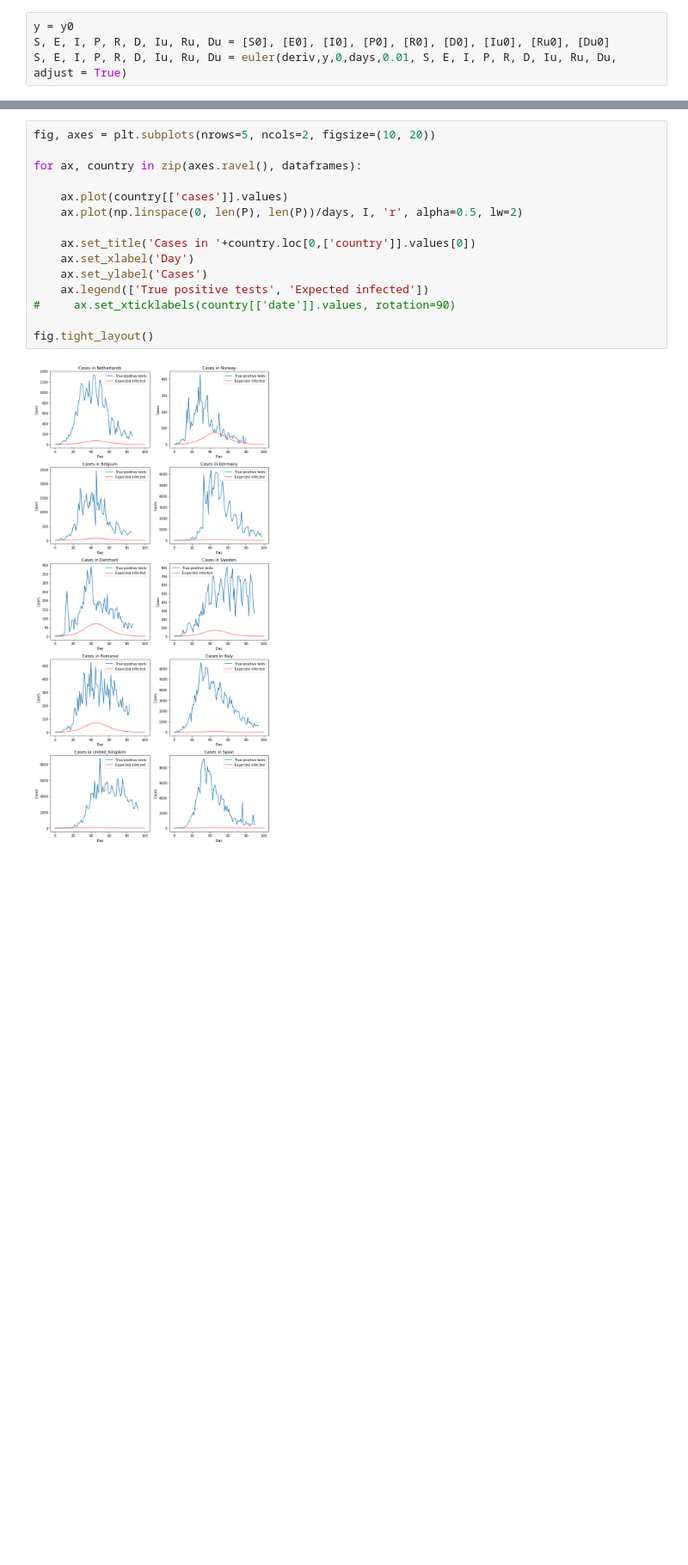
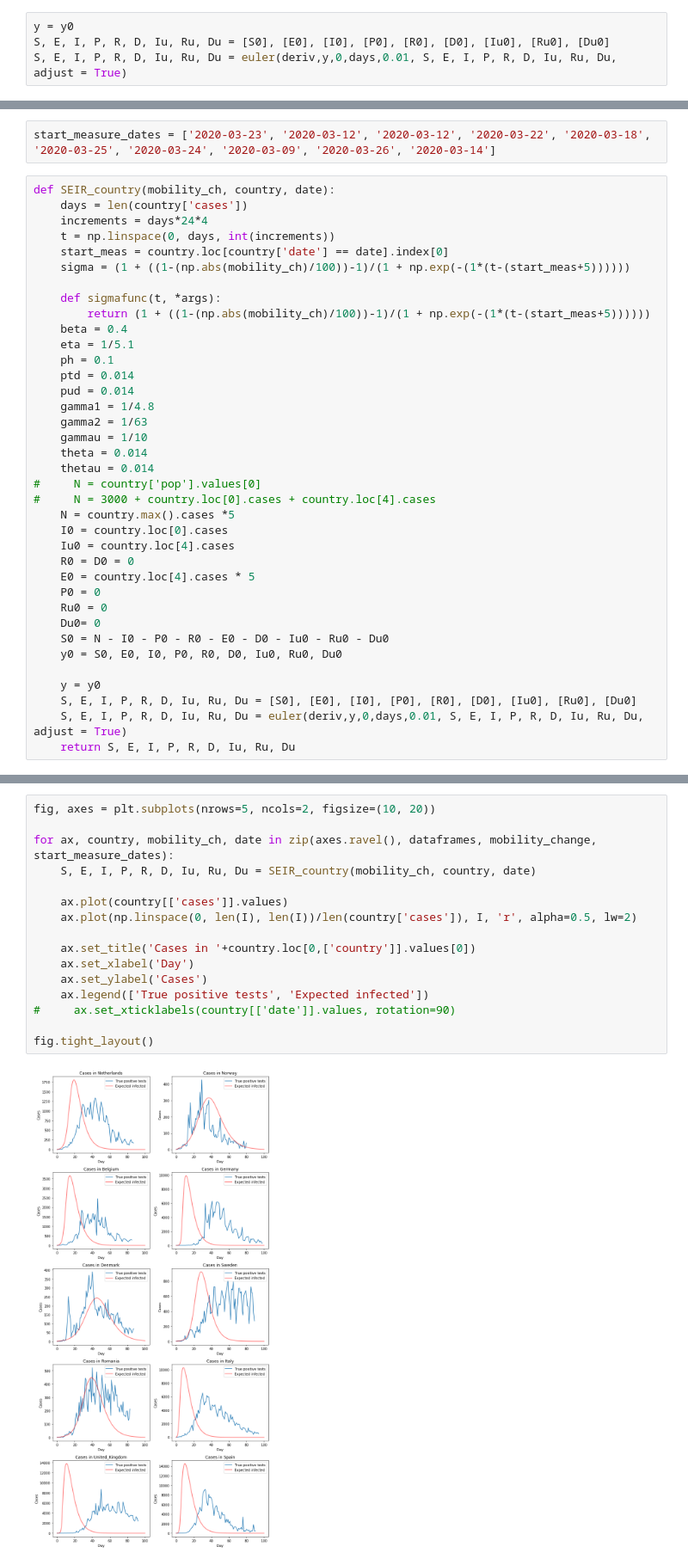
Before and after one commit to mihaighidoveanu/covid19, a Jupyter notebook: SEIRModelOTHERPAPER.ipynb, the cells around one changed output, grey strips where cells are left out. Shown at 86% size. Saved outputs shown, nothing was run; the diff lists cells and outputs as text; blank space fills up the shorter version.

Commit message:
adjust SEIR model

```diff
--- a/SEIRModelOTHERPAPER.ipynb
+++ b/SEIRModelOTHERPAPER.ipynb
@@ -290,0 +301,39 @@ plt.show()
+# %%
+start_measure_dates = ['2020-03-23', '2020-03-12', '2020-03-12', '2020-03-22', '2020-03-18', '2020-03-25', '2020-03-24', '2020-03-09', '2020-03-26', '2020-03-14']
+# %%
+def SEIR_country(mobility_ch, country, date):
+    days = len(country['cases'])
+    increments = days*24*4
+    t = np.linspace(0, days, int(increments))
+    start_meas = country.loc[country['date'] == date].index[0]
+    sigma = (1 + ((1-(np.abs(mobility_ch)/100))-1)/(1 + np.exp(-(1*(t-(start_meas+5))))))
+
+    def sigmafunc(t, *args):
+        return (1 + ((1-(np.abs(mobility_ch)/100))-1)/(1 + np.exp(-(1*(t-(start_meas+5))))))
+    beta = 0.4
+    eta = 1/5.1
+    ph = 0.1
+    ptd = 0.014
+    pud = 0.014
+    gamma1 = 1/4.8
+    gamma2 = 1/63
+    gammau = 1/10
+    theta = 0.014
+    thetau = 0.014
+#     N = country['pop'].values[0]
+#     N = 3000 + country.loc[0].cases + country.loc[4].cases
+    N = country.max().cases *5
+    I0 = country.loc[0].cases
+    Iu0 = country.loc[4].cases
+    R0 = D0 = 0
+    E0 = country.loc[4].cases * 5
+    P0 = 0
+    Ru0 = 0
+    Du0= 0
+    S0 = N - I0 - P0 - R0 - E0 - D0 - Iu0 - Ru0 - Du0
+    y0 = S0, E0, I0, P0, R0, D0, Iu0, Ru0, Du0
+
+    y = y0
+    S, E, I, P, R, D, Iu, Ru, Du = [S0], [E0], [I0], [P0], [R0], [D0], [Iu0], [Ru0], [Du0]
+    S, E, I, P, R, D, Iu, Ru, Du = euler(deriv,y,0,days,0.01, S, E, I, P, R, D, Iu, Ru, Du, adjust = True)
+    return S, E, I, P, R, D, Iu, Ru, Du
@@ -291,17 +343,18 @@ plt.show()
 # %%
 fig, axes = plt.subplots(nrows=5, ncols=2, figsize=(10, 20))
 
-for ax, country in zip(axes.ravel(), dataframes):
+for ax, country, mobility_ch, date in zip(axes.ravel(), dataframes, mobility_change, start_measure_dates):
+    S, E, I, P, R, D, Iu, Ru, Du = SEIR_country(mobility_ch, country, date)
 
     ax.plot(country[['cases']].values)
-    ax.plot(np.linspace(0, len(P), len(P))/days, I, 'r', alpha=0.5, lw=2)
+    ax.plot(np.linspace(0, len(I), len(I))/len(country['cases']), I, 'r', alpha=0.5, lw=2)
 
     ax.set_title('Cases in '+country.loc[0,['country']].values[0])
     ax.set_xlabel('Day')
     ax.set_ylabel('Cases')
     ax.legend(['True positive tests', 'Expected infected'])
 #     ax.set_xticklabels(country[['date']].values, rotation=90)
 
 fig.tight_layout()
 # %% [output]
-[figure, old version]
+[figure, new version]
```
Also changed, not shown: parts of 23 cells of this notebook, 2 other files.
